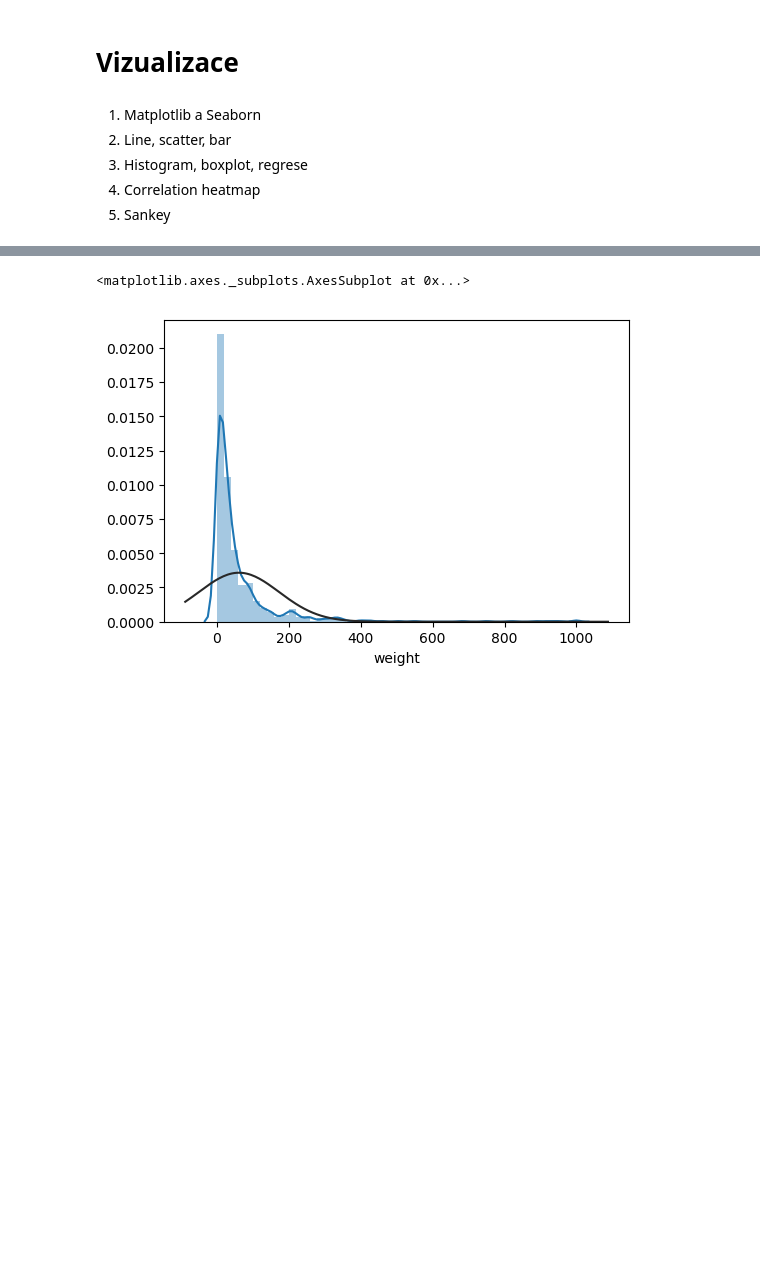
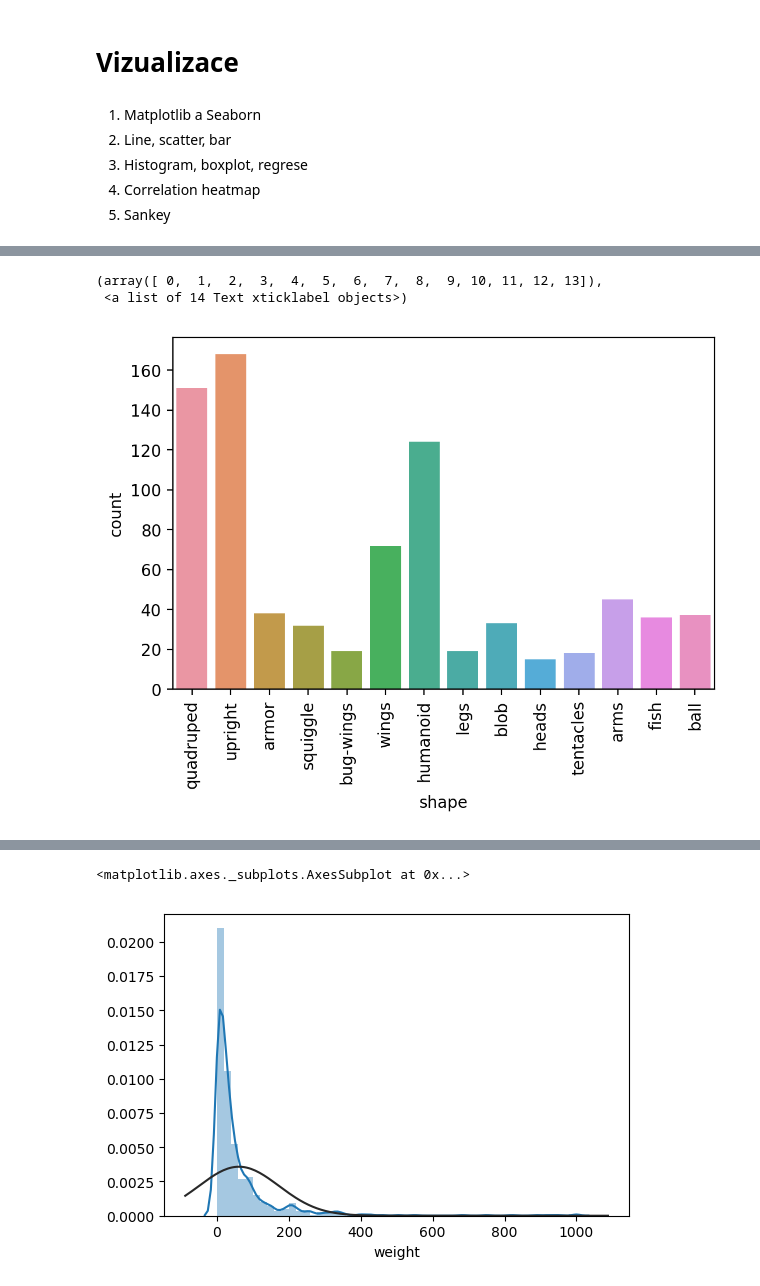
Before and after one commit to zitkat/Data_PYWorking_Pilsen, a Jupyter notebook: 4_vykreslovani.ipynb, the cells around one changed output, grey strips where cells are left out. Drawn from its saved outputs; the diff is of its cells as text; code cells hidden in the pictures; blank space fills up the shorter version.

Commit message:
Some plots and sankey refactoring.

```diff
--- a/4_vykreslovani.ipynb
+++ b/4_vykreslovani.ipynb
@@ -15,6 +15,6 @@ import matplotlib.pyplot as plt
 import matplotlib as mpl
 import seaborn as sns
 %matplotlib inline
-mpl.rcParams['figure.dpi'] = 100 # bigger figures, yayy!
+mpl.rcParams['figure.dpi'] = 200 # bigger figures, yayy!
 # %%
 pokemon_df = pd.read_csv("data/Pokemon.csv")
@@ -20,0 +62,7 @@ pokemon_df = pd.read_csv("data/Pokemon.csv")
+# %%
+sns.countplot(x="shape", data=pokemon_df)
+plt.xticks(rotation=90)
+# %% [output]
+(array([ 0,  1,  2,  3,  4,  5,  6,  7,  8,  9, 10, 11, 12, 13]),
+ <a list of 14 Text xticklabel objects>)
+[figure, added]
```
Also changed, not shown: parts of 7 cells of this notebook, 4 other files.
